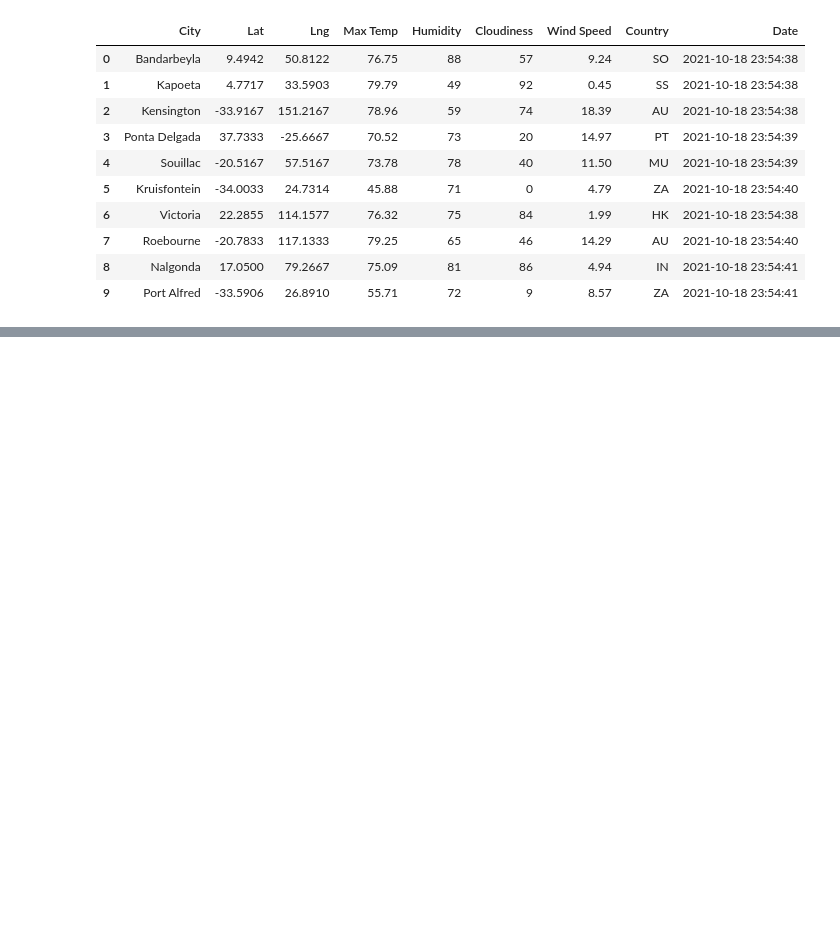
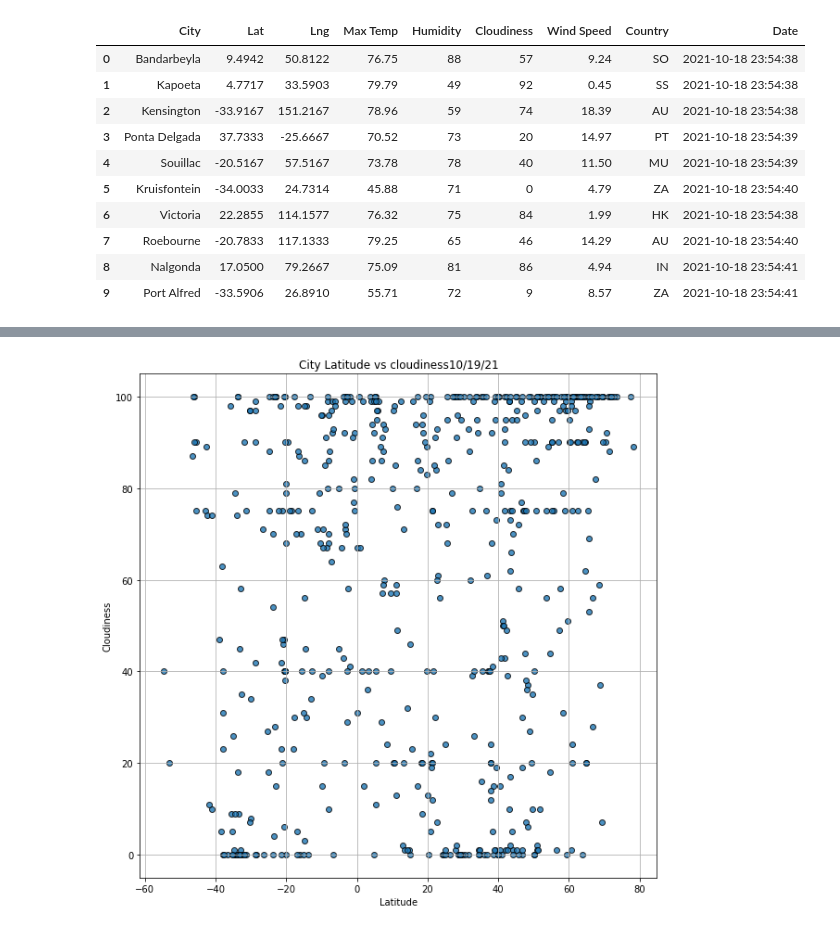
Before and after one commit to airplane3333/World_Weather_Analysis, a Jupyter notebook: weatherPy.ipynb, the cells around one changed output, grey strips where cells are left out. Cells and saved outputs as stored; diff of their text form; code cells hidden in the pictures; blank space fills up the shorter version.

```diff
--- a/weatherPy.ipynb
+++ b/weatherPy.ipynb
@@ -187,0 +247,19 @@ city_data_df.to_csv(output_data_file, index_label = "city_ID")
+# %%
+# import the time module
+import time
+#build a scatter plot for max temp and lats
+plt.figure(figsize=(10,10))
+plt.scatter(lats, cloudiness, marker="o", linewidth=1, alpha=0.8, edgecolor="black", label="cities")
+
+#plot labels
+plt.title("City Latitude vs cloudiness " + time.strftime("%x"))
+plt.ylabel("Cloudiness")
+plt.xlabel("Latitude")
+plt.grid(True)
+
+#save the figure
+plt.savefig("weather_data/fig3.png")
+
+plt.show()
+# %% [output]
+[figure, added]
```
Also changed, not shown: parts of 23 cells of this notebook, 10 other files.
